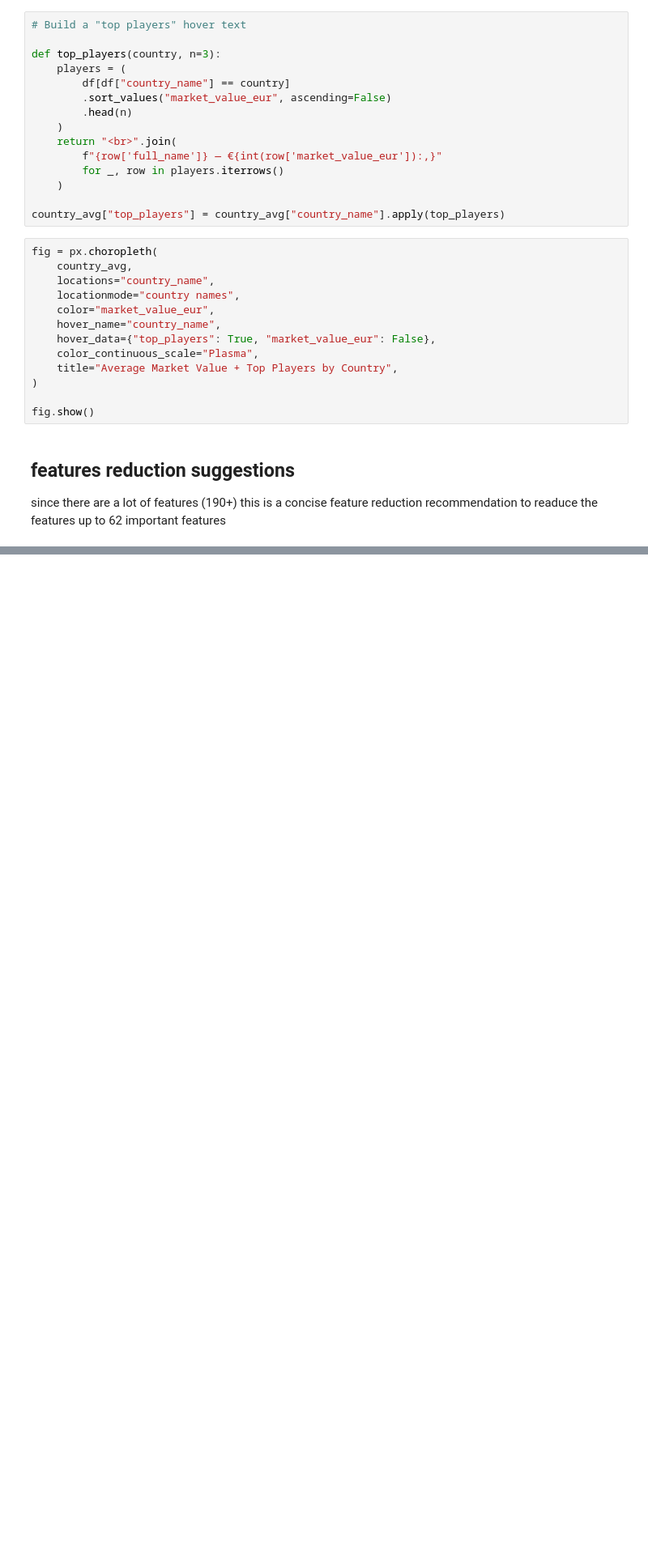
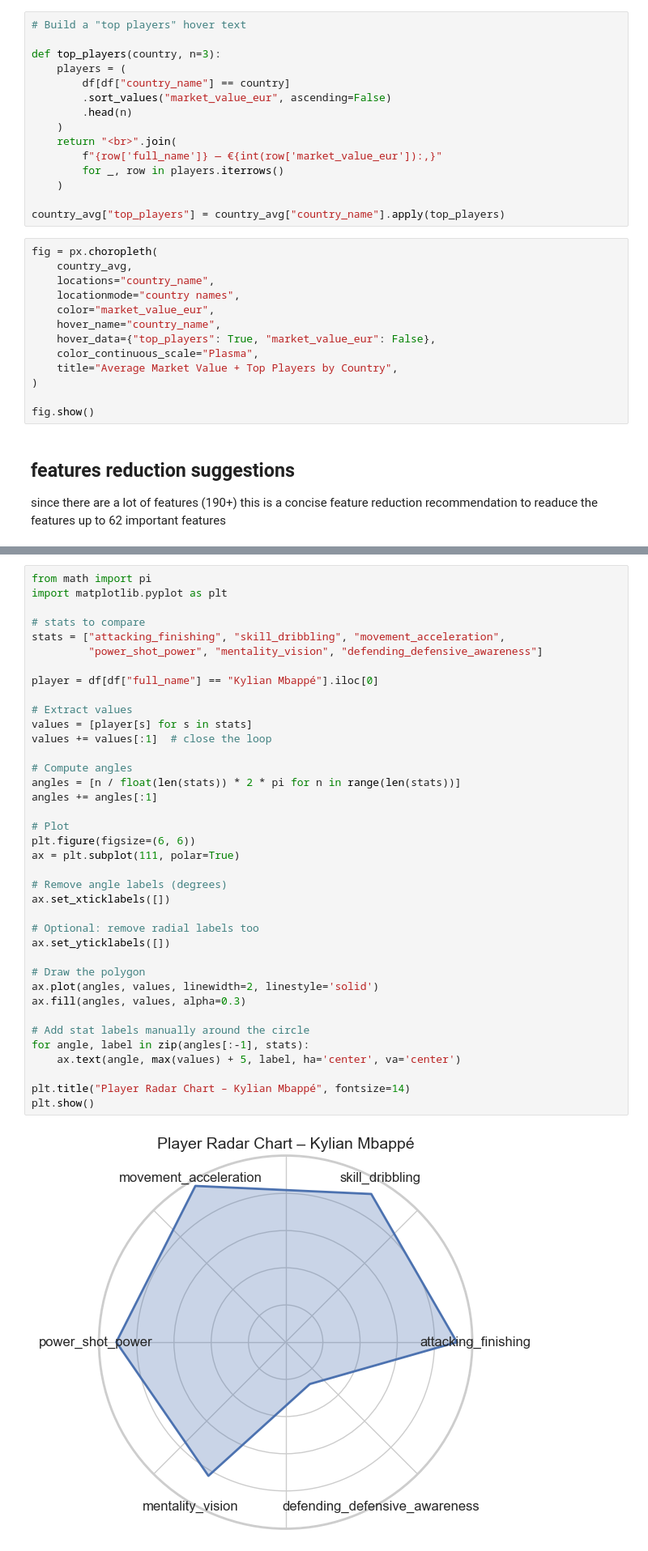
Before and after one commit to a-naoufel/Data-driven-Analysis-of-Football-Player-Performance, a Jupyter notebook: Notebooks/players_exploration.ipynb, the cells around one changed output, grey strips where cells are left out. Shown: that part at 81% size. Drawn from its saved outputs; the diff is of its cells as text; blank space fills up the shorter version.

```diff
--- a/Notebooks/players_exploration.ipynb
+++ b/Notebooks/players_exploration.ipynb
@@ -221,0 +227,40 @@ df_final.head()
+# %%
+from math import pi
+import matplotlib.pyplot as plt
+
+# stats to compare
+stats = ["attacking_finishing", "skill_dribbling", "movement_acceleration",
+         "power_shot_power", "mentality_vision", "defending_defensive_awareness"]
+
+player = df[df["full_name"] == "Kylian Mbappé"].iloc[0]
+
+# Extract values
+values = [player[s] for s in stats]
+values += values[:1]  # close the loop
+
+# Compute angles
+angles = [n / float(len(stats)) * 2 * pi for n in range(len(stats))]
+angles += angles[:1]
+
+# Plot
+plt.figure(figsize=(6, 6))
+ax = plt.subplot(111, polar=True)
+
+# Remove angle labels (degrees)
+ax.set_xticklabels([])
+
+# Optional: remove radial labels too
+ax.set_yticklabels([])
+
+# Draw the polygon
+ax.plot(angles, values, linewidth=2, linestyle='solid')
+ax.fill(angles, values, alpha=0.3)
+
+# Add stat labels manually around the circle
+for angle, label in zip(angles[:-1], stats):
+    ax.text(angle, max(values) + 5, label, ha='center', va='center')
+
+plt.title("Player Radar Chart – Kylian Mbappé", fontsize=14)
+plt.show()
+# %% [output]
+[figure, added]
```
Also changed, not shown: parts of 7 cells of this notebook.
